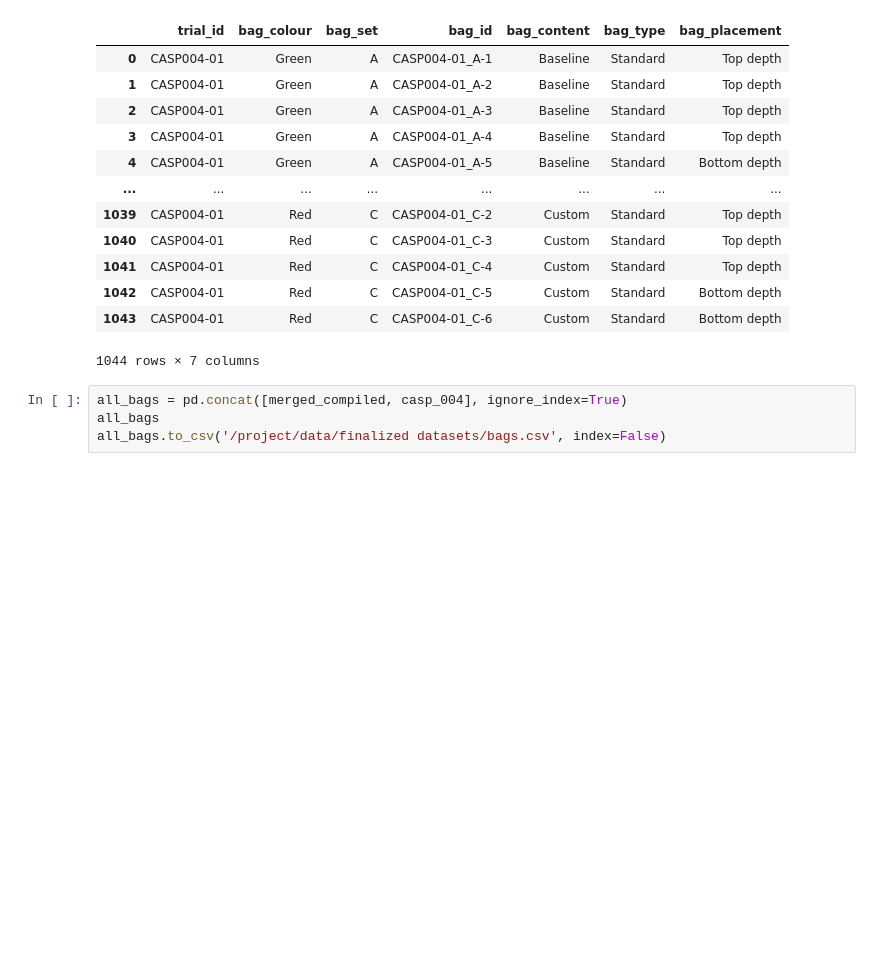
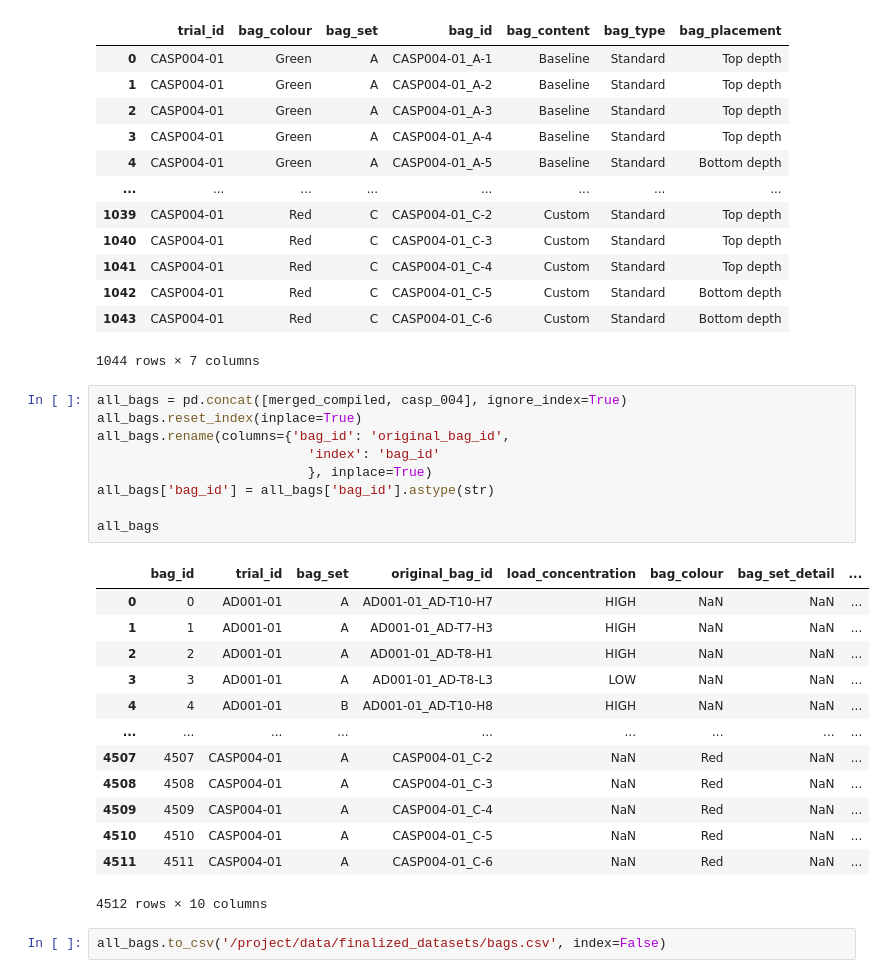
Before and after one commit to uchicago-dsi/compostable-disintegration-analysis, a Jupyter notebook: notebooks/add_bag_compiled.ipynb, the cells around one changed output. Cells and saved outputs as stored; diff of their text form; blank space fills up the shorter version.

```diff
--- a/notebooks/add_bag_compiled.ipynb
+++ b/notebooks/add_bag_compiled.ipynb
@@ -217,7 +217,28 @@ casp_004
 | 1042 | CASP004-01 | Red | C | CASP004-01_C-5 | Custom | Standard | Bottom depth |
 | 1043 | CASP004-01 | Red | C | CASP004-01_C-6 | Custom | Standard | Bottom depth |
 1044 rows × 7 columns
+# %%
+all_bags = pd.concat([merged_compiled, casp_004], ignore_index=True)
+all_bags.reset_index(inplace=True)
+all_bags.rename(columns={'bag_id': 'original_bag_id',
+                           'index': 'bag_id'
+                           }, inplace=True)
+all_bags['bag_id'] = all_bags['bag_id'].astype(str)
+
+all_bags
+# %% [output]
+|  | bag_id | trial_id | bag_set | original_bag_id | load_concentration | bag_colour | bag_set_detail | ... |
+| 0 | 0 | AD001-01 | A | AD001-01_AD-T10-H7 | HIGH | NaN | NaN | ... |
+| 1 | 1 | AD001-01 | A | AD001-01_AD-T7-H3 | HIGH | NaN | NaN | ... |
+| 2 | 2 | AD001-01 | A | AD001-01_AD-T8-H1 | HIGH | NaN | NaN | ... |
+| 3 | 3 | AD001-01 | A | AD001-01_AD-T8-L3 | LOW | NaN | NaN | ... |
+| 4 | 4 | AD001-01 | B | AD001-01_AD-T10-H8 | HIGH | NaN | NaN | ... |
+| ... | ... | ... | ... | ... | ... | ... | ... | ... |
+| 4507 | 4507 | CASP004-01 | A | CASP004-01_C-2 | NaN | Red | NaN | ... |
+| 4508 | 4508 | CASP004-01 | A | CASP004-01_C-3 | NaN | Red | NaN | ... |
+| 4509 | 4509 | CASP004-01 | A | CASP004-01_C-4 | NaN | Red | NaN | ... |
+| 4510 | 4510 | CASP004-01 | A | CASP004-01_C-5 | NaN | Red | NaN | ... |
+| 4511 | 4511 | CASP004-01 | A | CASP004-01_C-6 | NaN | Red | NaN | ... |
+4512 rows × 10 columns
 # %%
-all_bags = pd.concat([merged_compiled, casp_004], ignore_index=True)
-all_bags
-all_bags.to_csv('/project/data/finalized datasets/bags.csv', index=False)
+all_bags.to_csv('/project/data/finalized_datasets/bags.csv', index=False)
```
Also changed, not shown: 3 other files.
